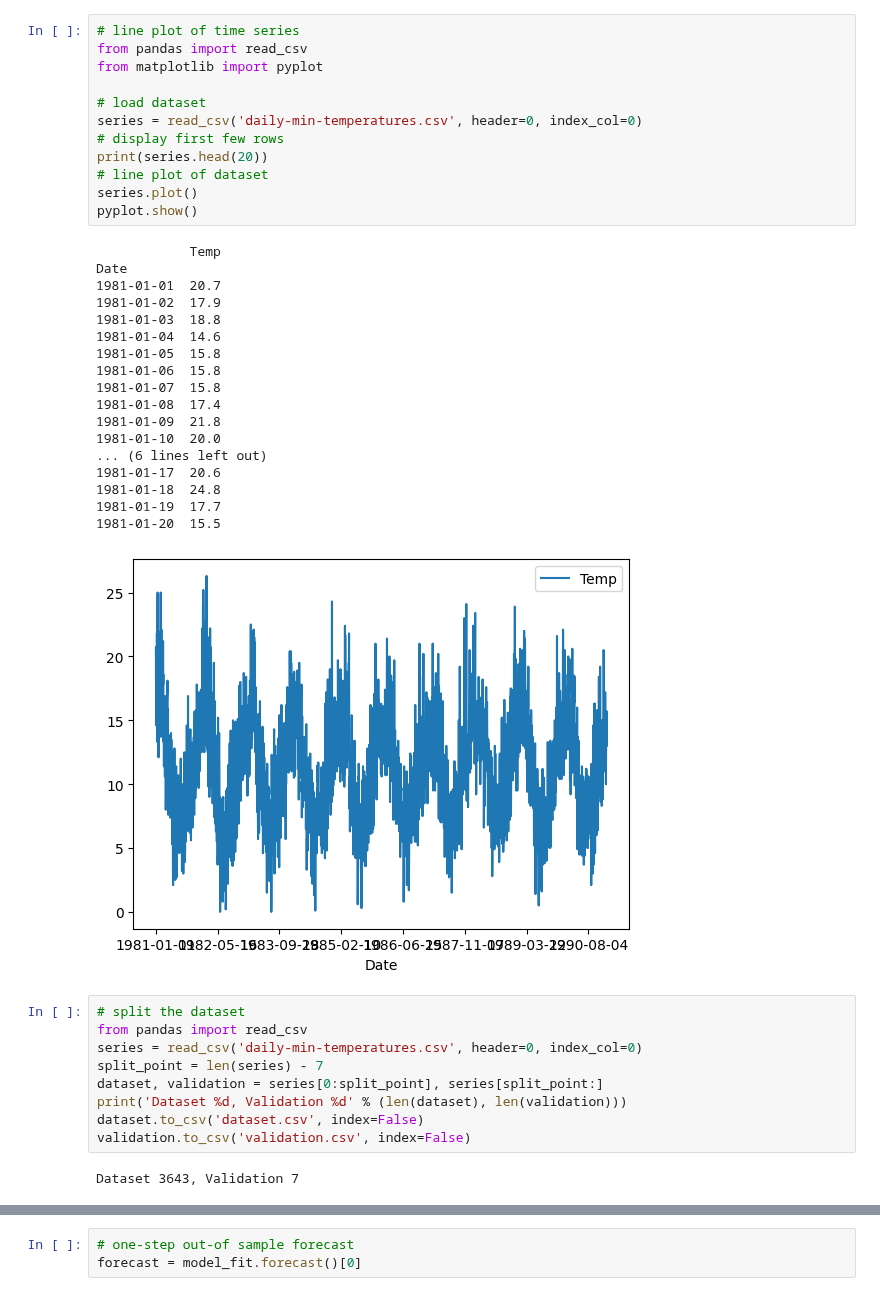
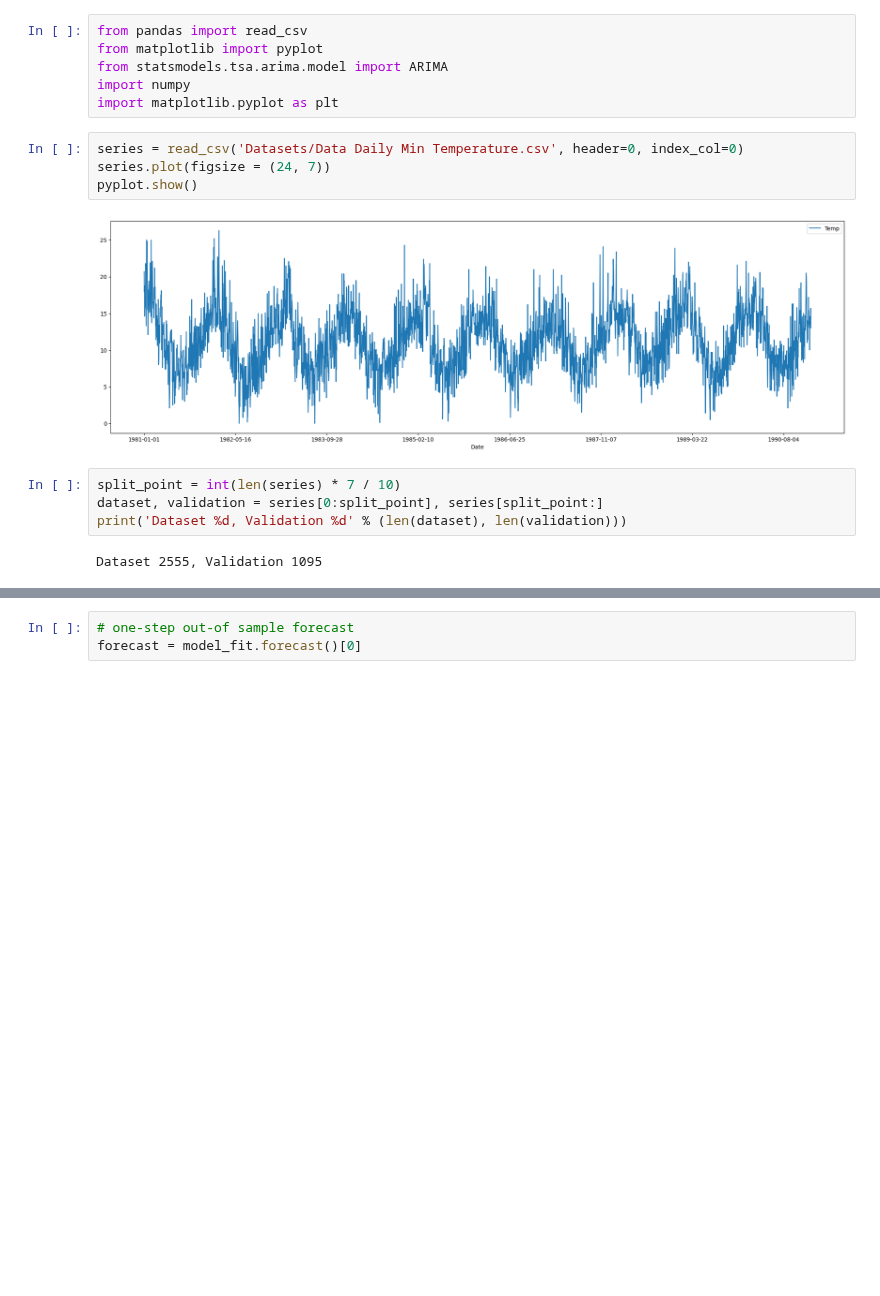
Before and after one commit to alaricespina/Thesis-Repository, a Jupyter notebook: Experimentation - Auto Regressive/StatsModels ARIMA Temperature.ipynb, the cells around one changed output, grey strips where cells are left out. Saved outputs shown, nothing was run; the diff lists cells and outputs as text; blank space fills up the shorter version.

```diff
--- a/Experimentation - Auto Regressive/StatsModels ARIMA Temperature.ipynb
+++ b/Experimentation - Auto Regressive/StatsModels ARIMA Temperature.ipynb
@@ -1,44 +1,20 @@
-# %%
-# line plot of time series
-from pandas import read_csv
-from matplotlib import pyplot
-
-# load dataset
-series = read_csv('daily-min-temperatures.csv', header=0, index_col=0)
-# display first few rows
-print(series.head(20))
-# line plot of dataset
-series.plot()
-pyplot.show()
-# %% [output]
-            Temp
-Date
-1981-01-01  20.7
-1981-01-02  17.9
-1981-01-03  18.8
-1981-01-04  14.6
-1981-01-05  15.8
-1981-01-06  15.8
-1981-01-07  15.8
-1981-01-08  17.4
-1981-01-09  21.8
-1981-01-10  20.0
-... (6 lines left out)
-1981-01-17  20.6
-1981-01-18  24.8
-1981-01-19  17.7
-1981-01-20  15.5
-[figure, removed]
+# %%
+from pandas import read_csv
+from matplotlib import pyplot
+from statsmodels.tsa.arima.model import ARIMA
+import numpy
+import matplotlib.pyplot as plt
+# %%
+series = read_csv('Datasets/Data Daily Min Temperature.csv', header=0, index_col=0)
+series.plot(figsize = (24, 7))
+pyplot.show()
+# %% [output]
+[figure, added]
 # %%
-# split the dataset
-from pandas import read_csv
-series = read_csv('daily-min-temperatures.csv', header=0, index_col=0)
-split_point = len(series) - 7
+split_point = int(len(series) * 7 / 10)
 dataset, validation = series[0:split_point], series[split_point:]
 print('Dataset %d, Validation %d' % (len(dataset), len(validation)))
-dataset.to_csv('dataset.csv', index=False)
-validation.to_csv('validation.csv', index=False)
 # %% [output]
-Dataset 3643, Validation 7
+Dataset 2555, Validation 1095
 # %%
 # create a differenced series
```
Also changed, not shown: parts of 10 cells of this notebook, 5 other files.
